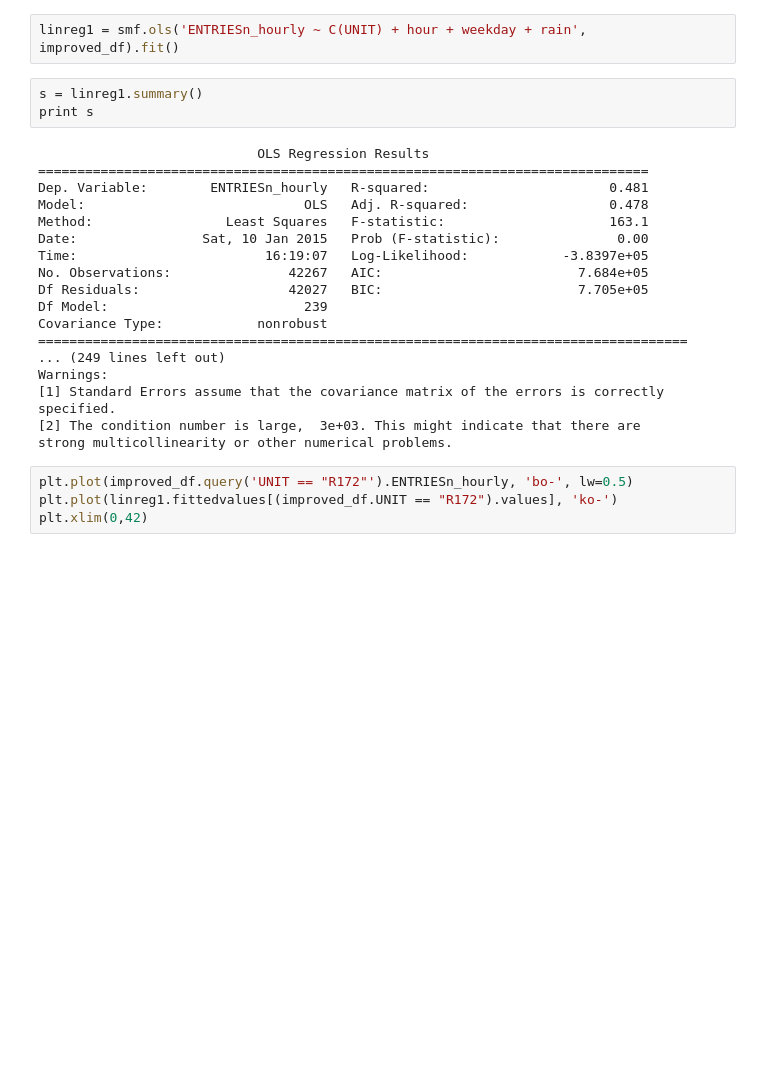
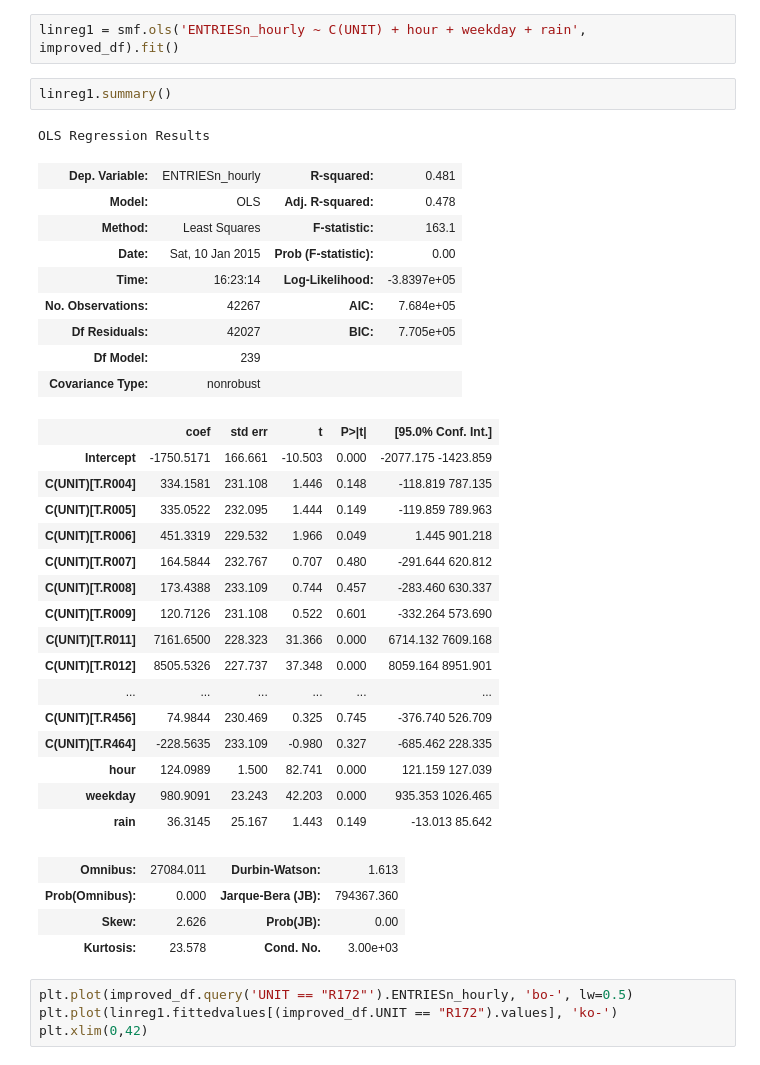
Before and after one commit to gornes/IntroToDS, a Jupyter notebook: Project1.ipynb, the cells around one changed output. Cells and saved outputs as stored; diff of their text form; blank space fills up the shorter version.

```diff
--- a/Project1.ipynb
+++ b/Project1.ipynb
@@ -881,27 +881,39 @@ compute_r_squared(nycsubway_weather.ENTRIESn_hourly, pred_gd_rd_hw2dummies)
 ### Improved data set, UNIT as dummy, hour, weekday, rain
 # %%
 linreg1 = smf.ols('ENTRIESn_hourly ~ C(UNIT) + hour + weekday + rain', improved_df).fit()
-# %%
-s = linreg1.summary()
-print s
-# %% [output]
-                            OLS Regression Results
-==============================================================================
-Dep. Variable:        ENTRIESn_hourly   R-squared:                       0.481
-Model:                            OLS   Adj. R-squared:                  0.478
-Method:                 Least Squares   F-statistic:                     163.1
-Date:                Sat, 10 Jan 2015   Prob (F-statistic):               0.00
-Time:                        16:19:07   Log-Likelihood:            -3.8397e+05
-No. Observations:               42267   AIC:                         7.684e+05
-Df Residuals:                   42027   BIC:                         7.705e+05
-Df Model:                         239
-Covariance Type:            nonrobust
-===================================================================================
-... (249 lines left out)
-Warnings:
-[1] Standard Errors assume that the covariance matrix of the errors is correctly specified.
-[2] The condition number is large,  3e+03. This might indicate that there are
-strong multicollinearity or other numerical problems.
+# %%
+linreg1.summary()
+# %% [output]
+OLS Regression Results
+| Dep. Variable: | ENTRIESn_hourly | R-squared: | 0.481 |
+| Model: | OLS | Adj. R-squared: | 0.478 |
+| Method: | Least Squares | F-statistic: | 163.1 |
+| Date: | Sat, 10 Jan 2015 | Prob (F-statistic): | 0.00 |
+| Time: | 16:23:14 | Log-Likelihood: | -3.8397e+05 |
+| No. Observations: | 42267 | AIC: | 7.684e+05 |
+| Df Residuals: | 42027 | BIC: | 7.705e+05 |
+| Df Model: | 239 |  |  |
+| Covariance Type: | nonrobust |  |  |
+|  | coef | std err | t | P>|t| | [95.0% Conf. Int.] |
+| Intercept | -1750.5171 | 166.661 | -10.503 | 0.000 | -2077.175 -1423.859 |
+| C(UNIT)[T.R004] | 334.1581 | 231.108 | 1.446 | 0.148 | -118.819 787.135 |
+| C(UNIT)[T.R005] | 335.0522 | 232.095 | 1.444 | 0.149 | -119.859 789.963 |
+| C(UNIT)[T.R006] | 451.3319 | 229.532 | 1.966 | 0.049 | 1.445 901.218 |
+| C(UNIT)[T.R007] | 164.5844 | 232.767 | 0.707 | 0.480 | -291.644 620.812 |
+| C(UNIT)[T.R008] | 173.4388 | 233.109 | 0.744 | 0.457 | -283.460 630.337 |
+| C(UNIT)[T.R009] | 120.7126 | 231.108 | 0.522 | 0.601 | -332.264 573.690 |
+| C(UNIT)[T.R011] | 7161.6500 | 228.323 | 31.366 | 0.000 | 6714.132 7609.168 |
+| C(UNIT)[T.R012] | 8505.5326 | 227.737 | 37.348 | 0.000 | 8059.164 8951.901 |
+| ... | ... | ... | ... | ... | ... |
+| C(UNIT)[T.R456] | 74.9844 | 230.469 | 0.325 | 0.745 | -376.740 526.709 |
+| C(UNIT)[T.R464] | -228.5635 | 233.109 | -0.980 | 0.327 | -685.462 228.335 |
+| hour | 124.0989 | 1.500 | 82.741 | 0.000 | 121.159 127.039 |
+| weekday | 980.9091 | 23.243 | 42.203 | 0.000 | 935.353 1026.465 |
+| rain | 36.3145 | 25.167 | 1.443 | 0.149 | -13.013 85.642 |
+| Omnibus: | 27084.011 | Durbin-Watson: | 1.613 |
+| Prob(Omnibus): | 0.000 | Jarque-Bera (JB): | 794367.360 |
+| Skew: | 2.626 | Prob(JB): | 0.00 |
+| Kurtosis: | 23.578 | Cond. No. | 3.00e+03 |
 # %%
 plt.plot(improved_df.query('UNIT == "R172"').ENTRIESn_hourly, 'bo-', lw=0.5)
 plt.plot(linreg1.fittedvalues[(improved_df.UNIT == "R172").values], 'ko-')
```
Also changed, not shown: 1 other file.
